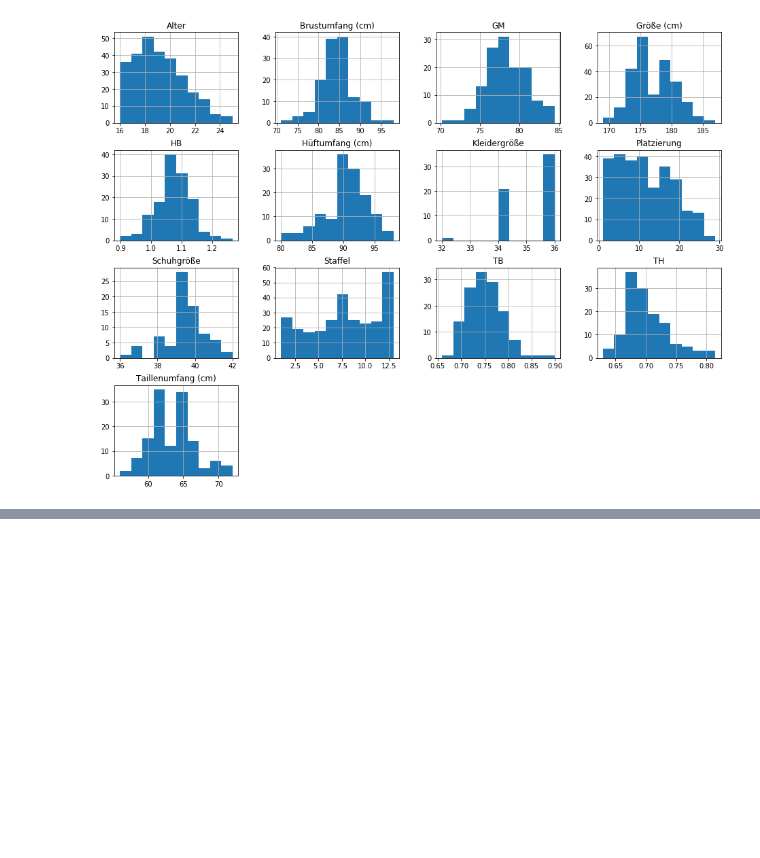
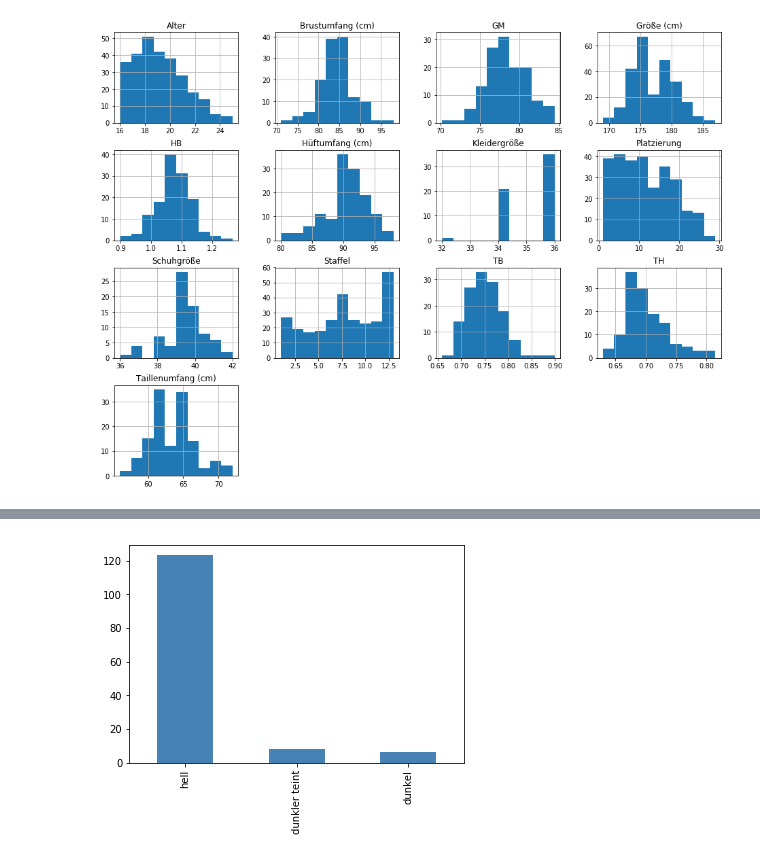
Before and after one commit to hamiltonian/GNTM, a Jupyter notebook: jupyter/GNTM Survival Analysis.ipynb, the cells around one changed output, grey strips where cells are left out. Saved outputs shown, nothing was run; the diff lists cells and outputs as text; code cells hidden in the pictures; blank space fills up the shorter version.

```diff
--- a/jupyter/GNTM Survival Analysis.ipynb
+++ b/jupyter/GNTM Survival Analysis.ipynb
@@ -68,3 +77,7 @@ data.hist(figsize=(16,12), bins=10);
+# %%
+data['Hautfarbe'].value_counts().plot.bar(color='steelblue');
+# %% [output]
+[figure, added]
 # %%
 # Berechne Lebenszeit
 episoden = data.groupby('Staffel').count()['Platzierung'][data['Staffel']]
```
Also changed, not shown: parts of 5 cells of this notebook.
